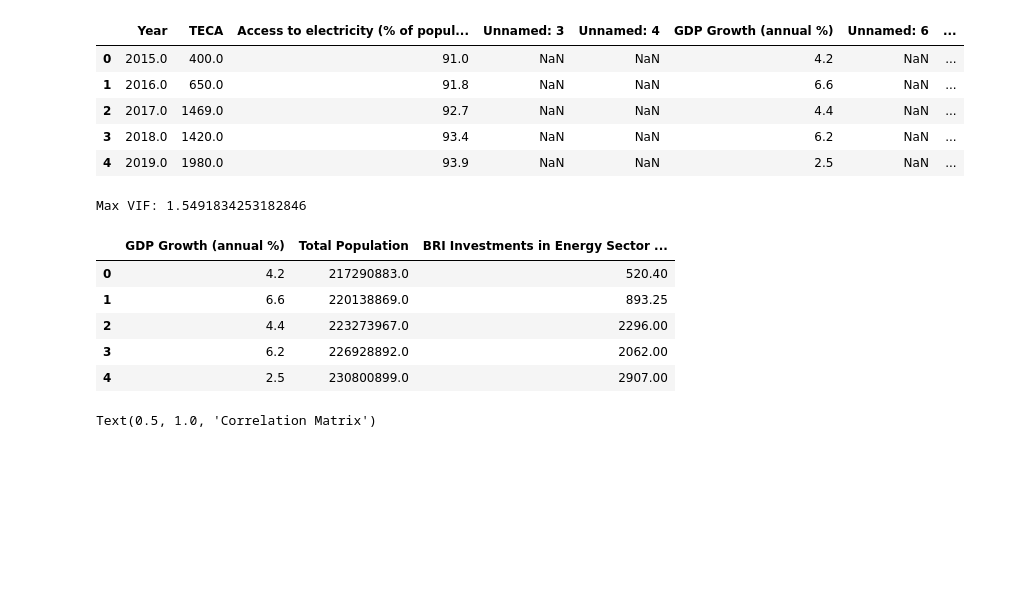
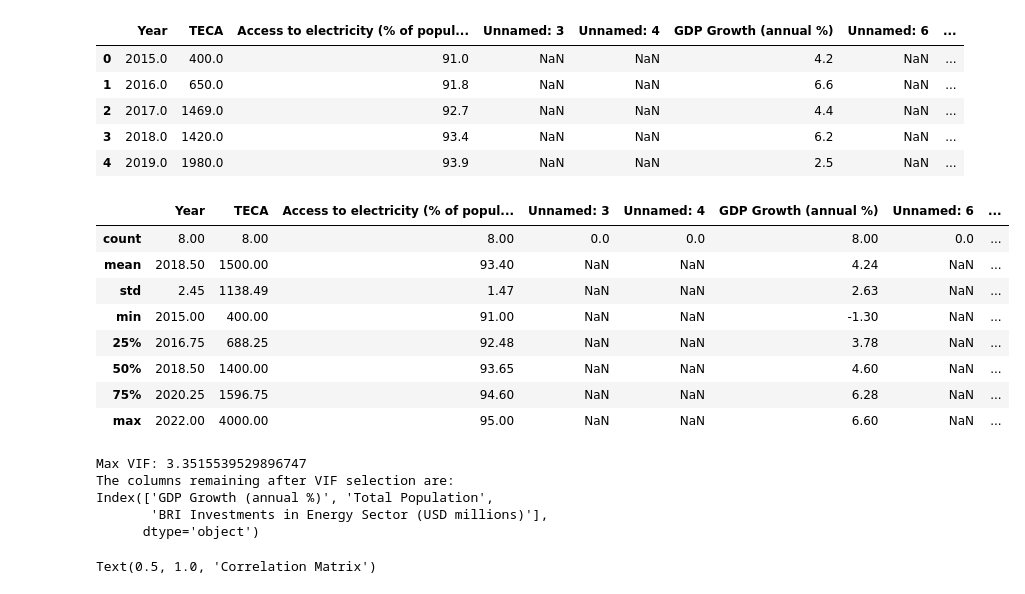
Before and after one commit to ilinashah177/Coursework-Website, a Jupyter notebook: Regression_Investments_and_Energy_Capacity.ipynb, the cells around one changed output. Cells and saved outputs as stored; diff of their text form; code cells hidden in the pictures; blank space fills up the shorter version.

```diff
--- a/Regression_Investments_and_Energy_Capacity.ipynb
+++ b/Regression_Investments_and_Energy_Capacity.ipynb
@@ -359,26 +358,17 @@ df.head()
 | 2 | 2017.0 | 1469.0 | 92.7 | NaN | NaN | 4.4 | NaN | ... |
 | 3 | 2018.0 | 1420.0 | 93.4 | NaN | NaN | 6.2 | NaN | ... |
 | 4 | 2019.0 | 1980.0 | 93.9 | NaN | NaN | 2.5 | NaN | ... |
-# %%
-predictor_features = ['GDP Growth (annual %)', 'Total Population', 'BRI Investments in Energy Sector (USD millions)']
-
-# Ensure 'Total Population' is treated as a string before applying .str
-df['Total Population'] = df['Total Population'].astype(str).str.replace(',', '', regex=False).astype(float)
-
-# Replace infinite values and NaNs with the mean of the column
-for feature in predictor_features:
-    df[feature] = df[feature].replace([np.inf, -np.inf], np.nan)  # Replace inf with NaN
-    df[feature] = df[feature].fillna(df[feature].mean())  # Replace NaN with mean
-
-# Apply the function to remove features with high VIF
-df_filtered = drop_column_using_vif_(df[predictor_features], thresh=5)
-
-df_filtered.head()
-# %% [output]
-Max VIF: 1.5491834253182846
-|  | GDP Growth (annual %) | Total Population | BRI Investments in Energy Sector ... |
-| 0 | 4.2 | 217290883.0 | 520.40 |
-| 1 | 6.6 | 220138869.0 | 893.25 |
-| 2 | 4.4 | 223273967.0 | 2296.00 |
-| 3 | 6.2 | 226928892.0 | 2062.00 |
-| 4 | 2.5 | 230800899.0 | 2907.00 |
+# %%
+#Generate summary statistics, and round everything to 2 decimal places
+summary=df.describe().round(2)
+summary
+# %% [output]
+|  | Year | TECA | Access to electricity (% of popul... | Unnamed: 3 | Unnamed: 4 | GDP Growth (annual %) | Unnamed: 6 | ... |
+| count | 8.00 | 8.00 | 8.00 | 0.0 | 0.0 | 8.00 | 0.0 | ... |
+| mean | 2018.50 | 1500.00 | 93.40 | NaN | NaN | 4.24 | NaN | ... |
+| std | 2.45 | 1138.49 | 1.47 | NaN | NaN | 2.63 | NaN | ... |
+| min | 2015.00 | 400.00 | 91.00 | NaN | NaN | -1.30 | NaN | ... |
+| 25% | 2016.75 | 688.25 | 92.48 | NaN | NaN | 3.78 | NaN | ... |
+| 50% | 2018.50 | 1400.00 | 93.65 | NaN | NaN | 4.60 | NaN | ... |
+| 75% | 2020.25 | 1596.75 | 94.60 | NaN | NaN | 6.28 | NaN | ... |
+| max | 2022.00 | 4000.00 | 95.00 | NaN | NaN | 6.60 | NaN | ... |
@@ -385,3 +432,16 @@ Max VIF: 1.5491834253182846
+# %%
+
+predictor_vars=['GDP Growth (annual %)', 'Total Population', 'BRI Investments in Energy Sector (USD millions)']
+
+vif = drop_column_using_vif_(data_cleaned[predictor_vars], thresh=5)
+print("The columns remaining after VIF selection are:")
+print(vif.columns)
+# %% [output]
+Max VIF: 3.3515539529896747
+The columns remaining after VIF selection are:
+Index(['GDP Growth (annual %)', 'Total Population',
+       'BRI Investments in Energy Sector (USD millions)'],
+      dtype='object')
 # %%
 df['Total Population'] = df['Total Population'].astype(str).str.replace(',', '').astype(float)
 df['Consumption'] = df['Consumption'].astype(str).str.replace(',', '').astype(float) #Fixed typo in column name from 'Consumption)' to 'Consumption'
```
Also changed, not shown: parts of 6 cells of this notebook.
